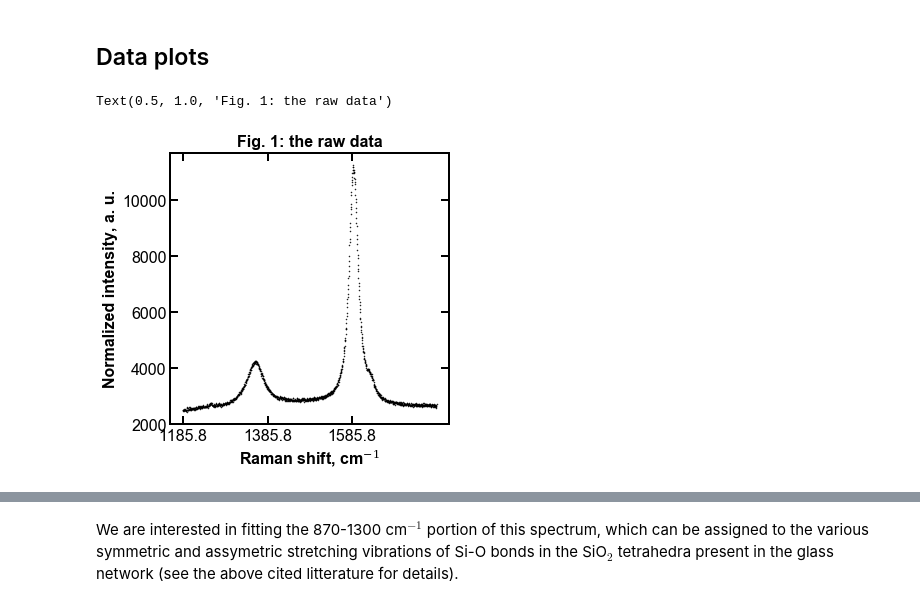
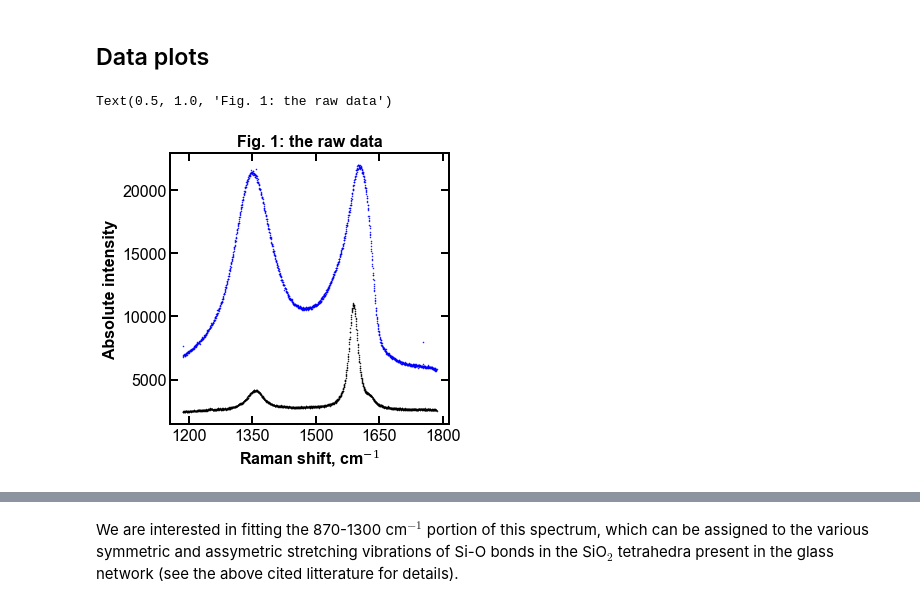
Before and after one commit to hududed/raman-analysis, a Jupyter notebook: nbs/Raman_ALEX.ipynb, the cells around one changed output, grey strips where cells are left out. Cells and saved outputs as stored; diff of their text form; code cells hidden in the pictures.

Commit message:
extended child to pre and bg files, two_lorentzian fits

```diff
--- a/nbs/Raman_ALEX.ipynb
+++ b/nbs/Raman_ALEX.ipynb
@@ -35,6 +39,8 @@ path.ls()[:5]
 # %%
 parent=[x.parents[0] for x in path.rglob("*.[cC][sS][vV]")]
 child=[x.name for x in path.rglob("*s1*.[cC][sS][vV]")]
+child.extend([x.name for x in path.rglob("*pre*.[cC][sS][vV]")])
+child.extend([x.name for x in path.rglob("*bgr*.[cC][sS][vV]")])
 # %%
 parent[:5]
 # %% [output]
@@ -144,17 +155,23 @@ mpl.rcParams['axes.labelweight']  = 'bold'
 mpl.rcParams['axes.labelsize']    = 16
 # %%
 x = df['Wavenumber']
-y = df['2019-02-18  GO20_s1_lp960mW_dur10292ms_p90psi.csv']
+y = df['2019-02-18  GO20_s1_lp960mW_dur10292ms_p90psi_3.csv']
+y0 = df['2019-02-20  G020_pre_3.csv']
+bg = df['2019-02-18  GO20_bgr.csv']
 # %%
 # create a new plot for showing the spectrum
-plt.figure(figsize=(5,5))
+# ax = plt.axes()
+fig, ax = plt.subplots(1, figsize=(5, 5))
+# plt.figure(figsize=(5,5))
 
 plt.plot(x,y,'k.',markersize=1)
+plt.plot(x,y0,'b.',markersize=1)
 # plt.plot(x2,y2,'b.',markersize=1)
-plt.xticks(np.arange(min(x), max(x), 200))
+ax.xaxis.set_major_locator(plt.MaxNLocator(5))
+# plt.xticks(np.arange(min(x), max(x), 200))
 plt.xlabel("Raman shift, cm$^{-1}$", fontsize = 16)
-plt.ylabel("Normalized intensity, a. u.", fontsize = 16)
+plt.ylabel("Absolute intensity", fontsize = 16)
 plt.title("Fig. 1: the raw data",fontsize = 16,fontweight="bold")
 # %% [output]
 Text(0.5, 1.0, 'Fig. 1: the raw data')
-[figure, old version]
+[figure, new version]
```
Also changed, not shown: parts of 25 cells of this notebook.
